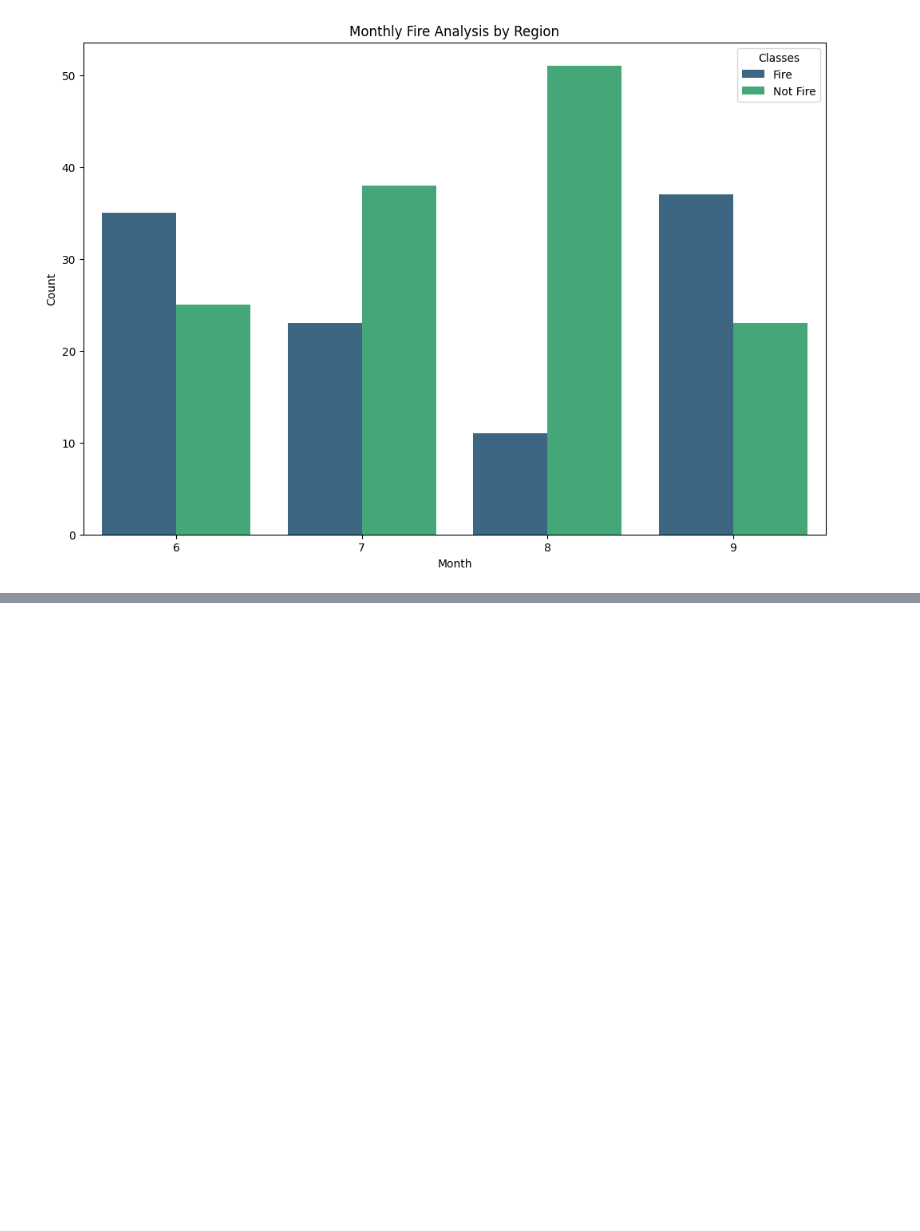
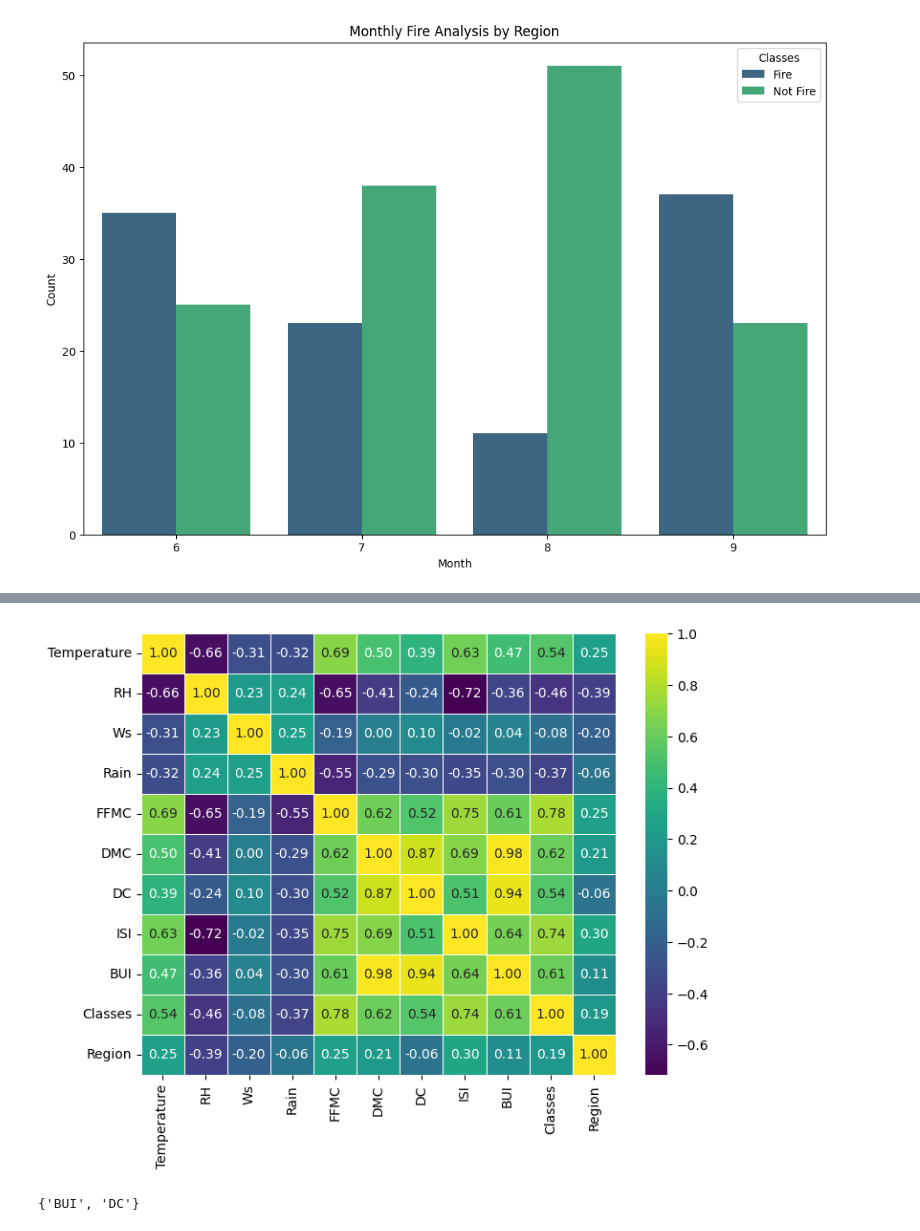
Before and after one commit to ricardorm10/Complete-Data-Science-With-Machine-Learning-And-NLP-2024, a Jupyter notebook: 3-Complete Linear Regression/Practicals/Regression Projects 2.0/linear_regression_project.ipynb, the cells around one changed output, grey strips where cells are left out. Drawn from its saved outputs; the diff is of its cells as text; code cells hidden in the pictures; blank space fills up the shorter version.

```diff
--- a/3-Complete Linear Regression/Practicals/Regression Projects 2.0/linear_regression_project.ipynb
+++ b/3-Complete Linear Regression/Practicals/Regression Projects 2.0/linear_regression_project.ipynb
@@ -399,0 +411,4 @@ plt.legend(title='Classes', labels=['Fire', 'Not Fire']);
+# %%
+# Create independent and dependent variables
+X = df2.drop(columns='FWI')
+y = df2['FWI']
@@ -399,0 +437,5 @@ plt.legend(title='Classes', labels=['Fire', 'Not Fire']);
+# %%
+# Train-test split
+from sklearn.model_selection import train_test_split
+
+X_train, X_test, y_train, y_test = train_test_split(X, y, test_size=0.25, random_state=42)
@@ -399,0 +480,10 @@ plt.legend(title='Classes', labels=['Fire', 'Not Fire']);
+# %%
+# Plot heatmap of the training set
+plt.figure(figsize=(8, 6))
+sns.heatmap(X_train.corr(),
+            annot=True,
+            cmap='viridis',
+            fmt='.2f',
+            linewidths=0.5);
+# %% [output]
+[figure, added]
@@ -399,0 +502,5 @@ plt.legend(title='Classes', labels=['Fire', 'Not Fire']);
+# %%
+correlated_columns = remove_correlated_features(X_train, 0.85)
+correlated_columns
+# %% [output]
+{'BUI', 'DC'}
```
Also changed, not shown: parts of 25 cells of this notebook.
